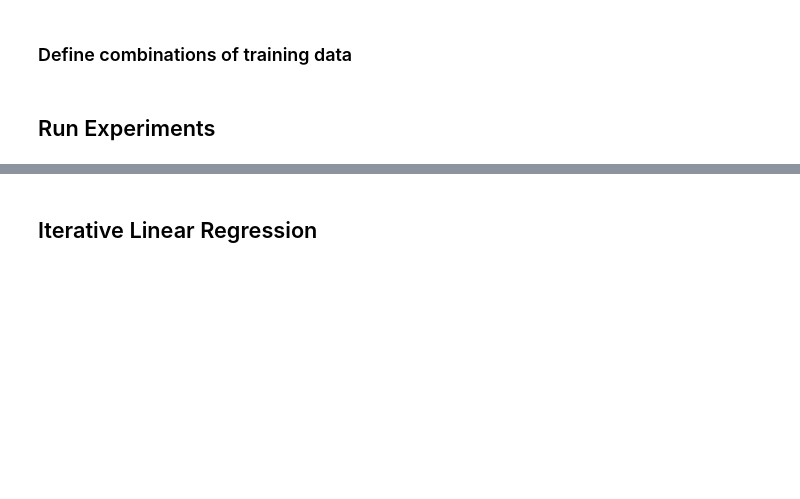
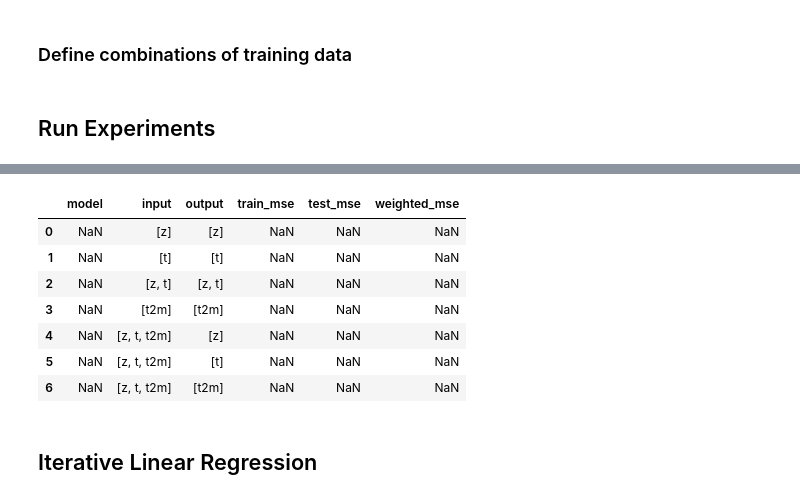
Before and after one commit to Competencia-de-Climate-Change/WeatherBench, a Jupyter notebook: LinearRegression_2.ipynb, the cells around one changed output, grey strips where cells are left out. Cells and saved outputs as stored; diff of their text form; code cells hidden in the pictures; blank space fills up the shorter version.

Commit message:
adding results, final versions for presentation

```diff
--- a/LinearRegression_2.ipynb
+++ b/LinearRegression_2.ipynb
@@ -233,6 +274,24 @@ ValueError: not enough values to unpack (expected 4, got 2)
 #     y_plot = model.predict(X_plot)
 #     plt.plot(x_plot, y_plot, color=colors[count], linewidth=lw,
 #              label="degree %d" % degree)
+# %%
+import pandas as pd
+
+results_df = pd.DataFrame(columns=['model', 'input', 'output',  'train_mse', 'test_mse', 'weighted_mse'])
+
+results_df['input']  = list(np.array(experiments, dtype='object')[:, 0])
+results_df['output'] = list(np.array(experiments, dtype='object')[:, 1])
+# %%
+results_df
+# %% [output]
+|  | model | input | output | train_mse | test_mse | weighted_mse |
+| 0 | NaN | [z] | [z] | NaN | NaN | NaN |
+| 1 | NaN | [t] | [t] | NaN | NaN | NaN |
+| 2 | NaN | [z, t] | [z, t] | NaN | NaN | NaN |
+| 3 | NaN | [t2m] | [t2m] | NaN | NaN | NaN |
+| 4 | NaN | [z, t, t2m] | [z] | NaN | NaN | NaN |
+| 5 | NaN | [z, t, t2m] | [t] | NaN | NaN | NaN |
+| 6 | NaN | [z, t, t2m] | [t2m] | NaN | NaN | NaN |
 # %% [markdown]
 ## Iterative Linear Regression
 # %%
```
Also changed, not shown: parts of 8 cells of this notebook, 1 other file.
